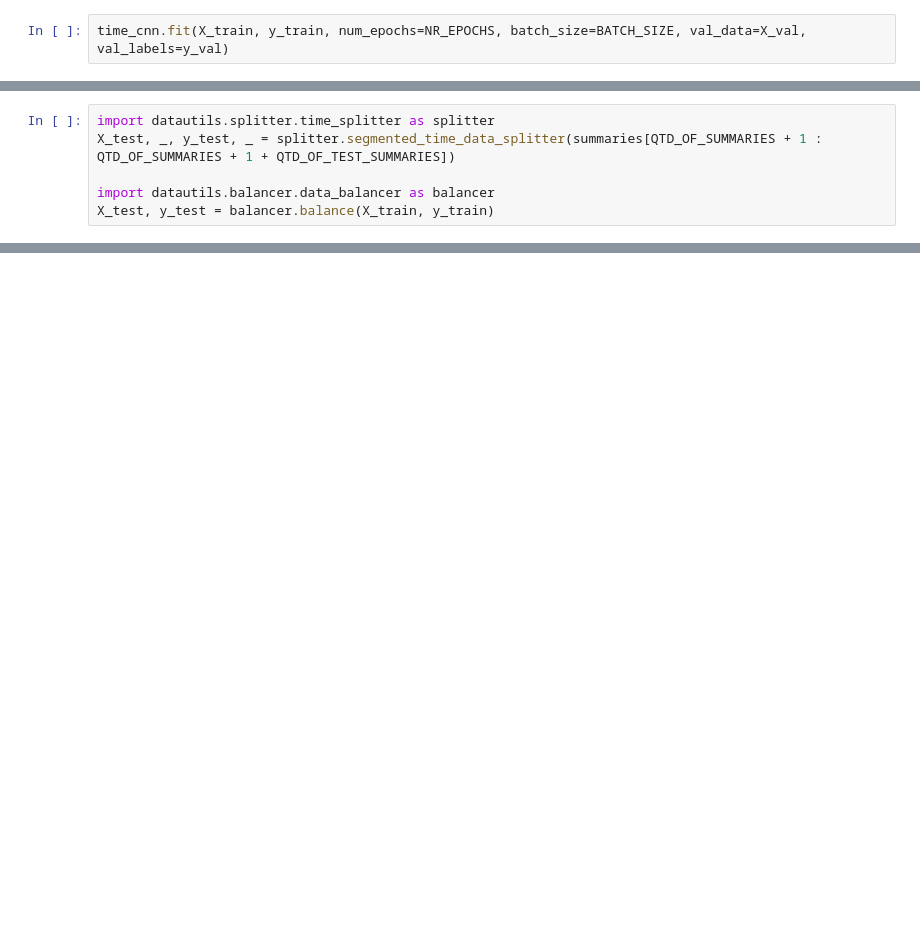
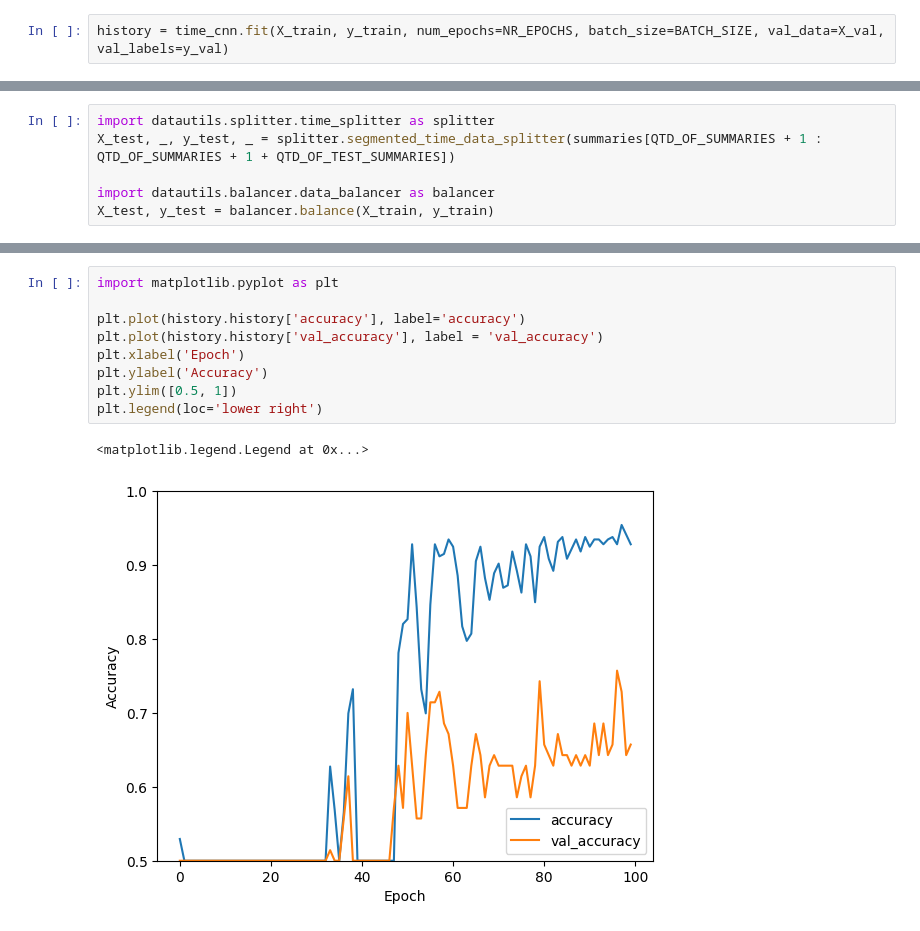
Before and after one commit to luizantoniona/eeg-epileptic-seizure-detection, a Jupyter notebook: training_time.ipynb, the cells around one changed output, grey strips where cells are left out. Cells and saved outputs as stored; diff of their text form; blank space fills up the shorter version.

Commit message:
add graph off accuracy over the epochs

```diff
--- a/training_time.ipynb
+++ b/training_time.ipynb
@@ -23,6 +27,6 @@ time_cnn = ia.TimeCNN(input_shape=(X_train[0].shape[0], X_train[0].shape[1]))
 # %%
 time_cnn.compile()
 # %%
-time_cnn.fit(X_train, y_train, num_epochs=NR_EPOCHS, batch_size=BATCH_SIZE, val_data=X_val, val_labels=y_val)
+history = time_cnn.fit(X_train, y_train, num_epochs=NR_EPOCHS, batch_size=BATCH_SIZE, val_data=X_val, val_labels=y_val)
 # %% [output]
 Epoch 1/100
@@ -82,0 +108,12 @@ Test accuracy: 0.983660101890564
+# %%
+import matplotlib.pyplot as plt
+
+plt.plot(history.history['accuracy'], label='accuracy')
+plt.plot(history.history['val_accuracy'], label = 'val_accuracy')
+plt.xlabel('Epoch')
+plt.ylabel('Accuracy')
+plt.ylim([0.5, 1])
+plt.legend(loc='lower right')
+# %% [output]
+<matplotlib.legend.Legend at 0x...>
+[figure, added]
```
Also changed, not shown: parts of 9 cells of this notebook.
